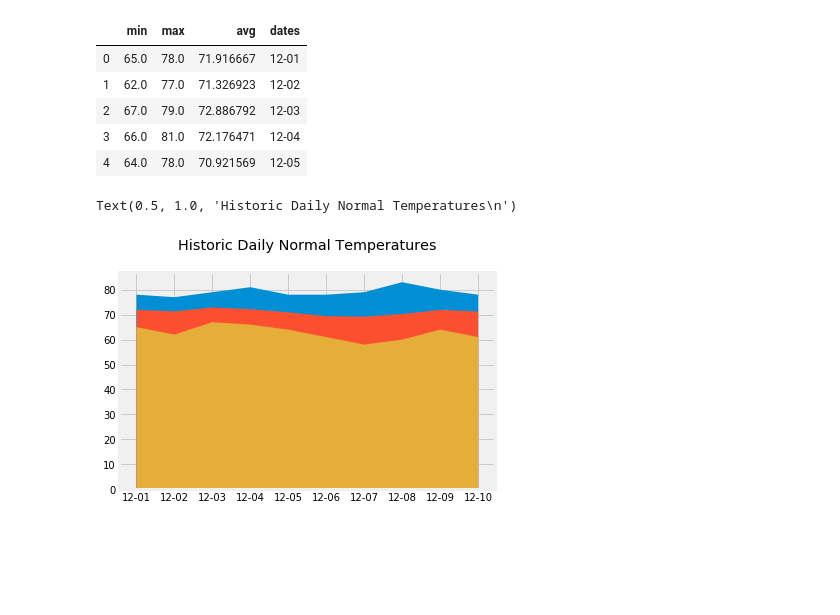
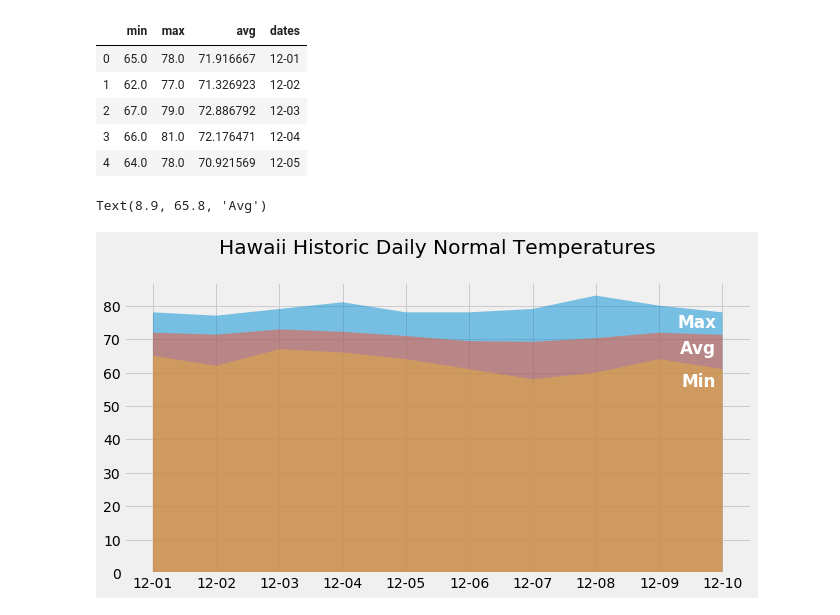
Before and after one commit to scottinsactown/Hawaii-Climate-Analysis, a Jupyter notebook: climate_analysis.ipynb, the cells around one changed output. Drawn from its saved outputs; the diff is of its cells as text; code cells hidden in the pictures; blank space fills up the shorter version.

```diff
--- a/climate_analysis.ipynb
+++ b/climate_analysis.ipynb
@@ -5,8 +5,8 @@
 # %%
 # Style
 %matplotlib inline
-# from matplotlib import style
-# style.use('fivethirtyeight')
+from matplotlib import style
+style.use('fivethirtyeight')
 import matplotlib.pyplot as plt
 # %%
 # Dependencies
@@ -347,11 +348,14 @@ df1.head()
 | 4 | 64.0 | 78.0 | 70.921569 | 12-05 |
 # %%
 # Plot the daily normals as an area plot with `stacked=False`
-fig, ax = plt.subplots()
-ax = plt.stackplot(df1['dates'],df1['max'])
-ax = plt.stackplot(df1['dates'],df1['avg'])
-ax = plt.stackplot(df1['dates'],df1['min'])
-plt.title('Historic Daily Normal Temperatures\n')
+fig, ax = plt.subplots(figsize=(10,5))
+ax1 = plt.stackplot(df1['dates'],df1['max'],alpha=.5)
+ax2 = plt.stackplot(df1['dates'],df1['avg'],alpha=.5)
+ax3 = plt.stackplot(df1['dates'],df1['min'],alpha=.5)
+plt.title('Hawaii Historic Daily Normal Temperatures\n')
+ax.annotate('Min',(8.9,55.9),ha='right',color='white',weight='bold',clip_on=True,size='large')
+ax.annotate('Max',(8.9,73.6),ha='right',color='white',weight='bold',clip_on=True,size='large')
+ax.annotate('Avg',(8.9,65.8),ha='right',color='white',weight='bold',clip_on=True,size='large')
 # %% [output]
-Text(0.5, 1.0, 'Historic Daily Normal Temperatures\n')
+Text(8.9, 65.8, 'Avg')
-[figure, old version]
+[figure, new version]
```
Also changed, not shown: parts of 7 cells of this notebook.
